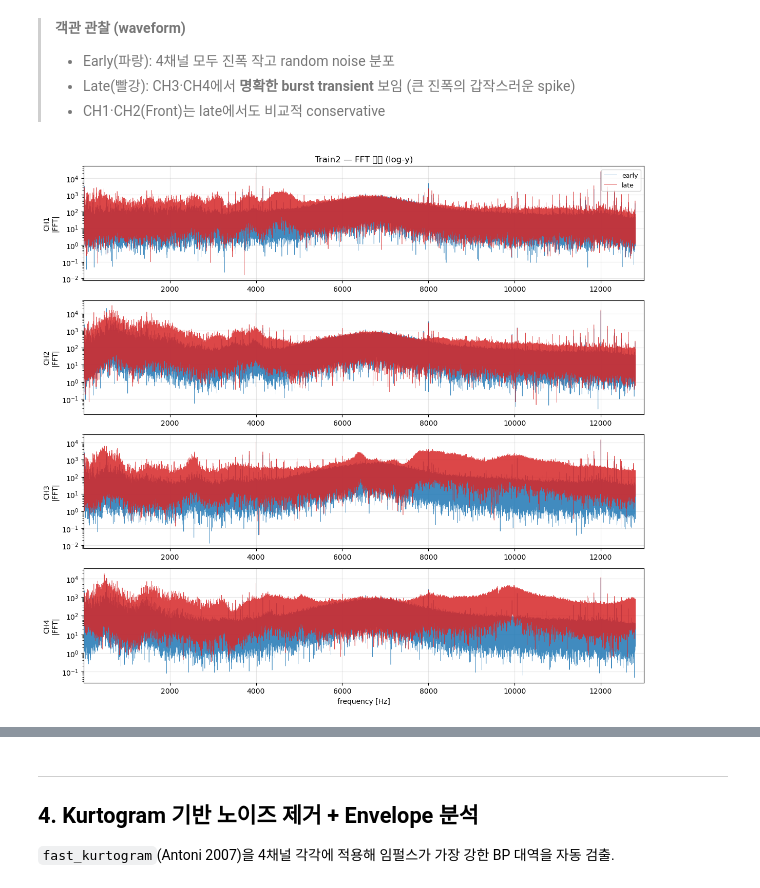
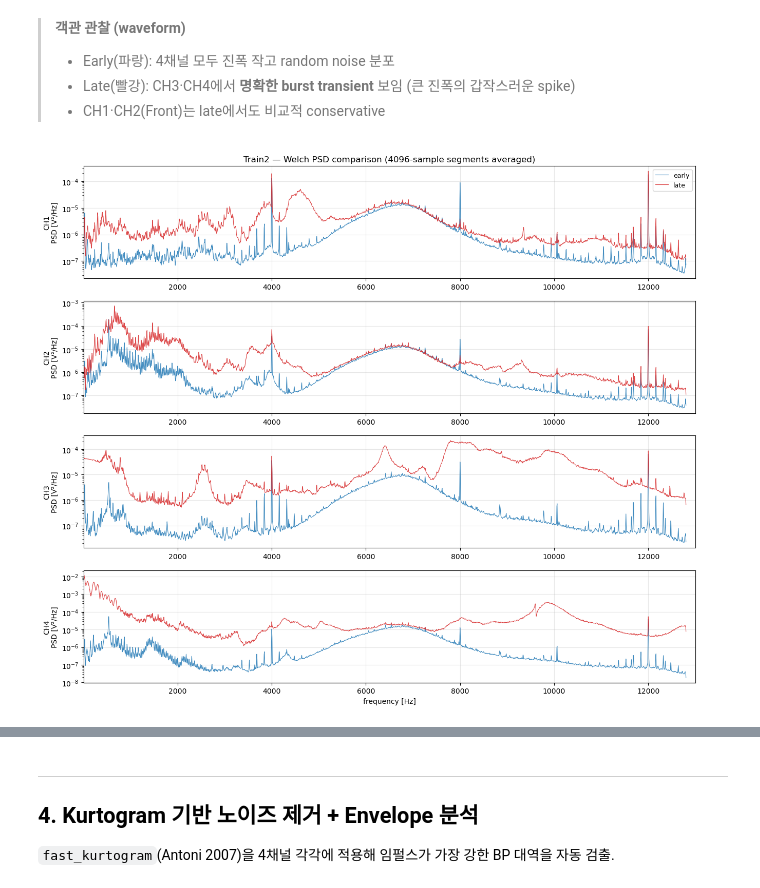
Before and after one commit to Circler-K/data_challenge, a Jupyter notebook: notebooks/01_train2_analysis.ipynb, the cells around one changed output, grey strips where cells are left out. Drawn from its saved outputs; the diff is of its cells as text; code cells hidden in the pictures.

```diff
--- a/notebooks/01_train2_analysis.ipynb
+++ b/notebooks/01_train2_analysis.ipynb
@@ -254,22 +254,28 @@ early rpm: 680.5, late rpm: 762.0
 > - Late(빨강): CH3·CH4에서 **명확한 burst transient** 보임 (큰 진폭의 갑작스러운 spike)
 > - CH1·CH2(Front)는 late에서도 비교적 conservative
 # %%
-# FFT comparison per channel — full bandwidth (5 to 13000 Hz)
-fig, axes = plt.subplots(4, 1, figsize=(12, 11))
+# FFT comparison per channel — Welch PSD (averaged short windows)
+# 60초 신호 raw FFT는 0.017 Hz 해상도라 시각적으로 noisy. Welch PSD는 4096-sample
+# 세그먼트를 평균해 variance를 줄임. bearing diagnostics의 표준 spectrum view.
+from scipy.signal import welch
+
+fig, axes = plt.subplots(4, 1, figsize=(13, 11))
 for i, ch in enumerate(CHANNEL_NAMES):
     for sig, lbl, color in [(early[i], 'early', 'tab:blue'),
                             (late[i],  'late',  'tab:red')]:
-        spec = np.abs(np.fft.rfft(sig * np.hanning(len(sig))))
-        f = np.fft.rfftfreq(len(sig), d=1.0/FS)
-        m = (f >= 5) & (f <= 13000)
-        axes[i].semilogy(f[m], spec[m] + 1e-3, color=color, lw=0.45, alpha=0.85, label=lbl)
-    axes[i].set_ylabel(f'{ch}\n|FFT|')
+        f_w, P_w = welch(sig.astype(np.float64), fs=FS, nperseg=4096, noverlap=2048,
+                         scaling='density')
+        m = (f_w >= 5) & (f_w <= 13000)
+        axes[i].semilogy(f_w[m], P_w[m], color=color, lw=0.8, alpha=0.85, label=lbl)
+    axes[i].set_ylabel(f'{ch}\nPSD [V²/Hz]')
     axes[i].grid(alpha=0.3)
     axes[i].set_xlim(5, 13000)
-    if i == 0: axes[i].legend(fontsize=9, loc='upper right'); axes[i].set_title(f'Train{TR} — FFT 비교 (log-y)')
+    if i == 0:
+        axes[i].legend(fontsize=9, loc='upper right')
+        axes[i].set_title(f'Train{TR} — Welch PSD comparison (4096-sample segments averaged)')
     if i == 3: axes[i].set_xlabel('frequency [Hz]')
 fig.tight_layout()
 plt.show()
 # %% [output]
-[figure, old version]
+[figure, new version]
 # %% [markdown]
```
Also changed, not shown: parts of 4 cells of this notebook.
